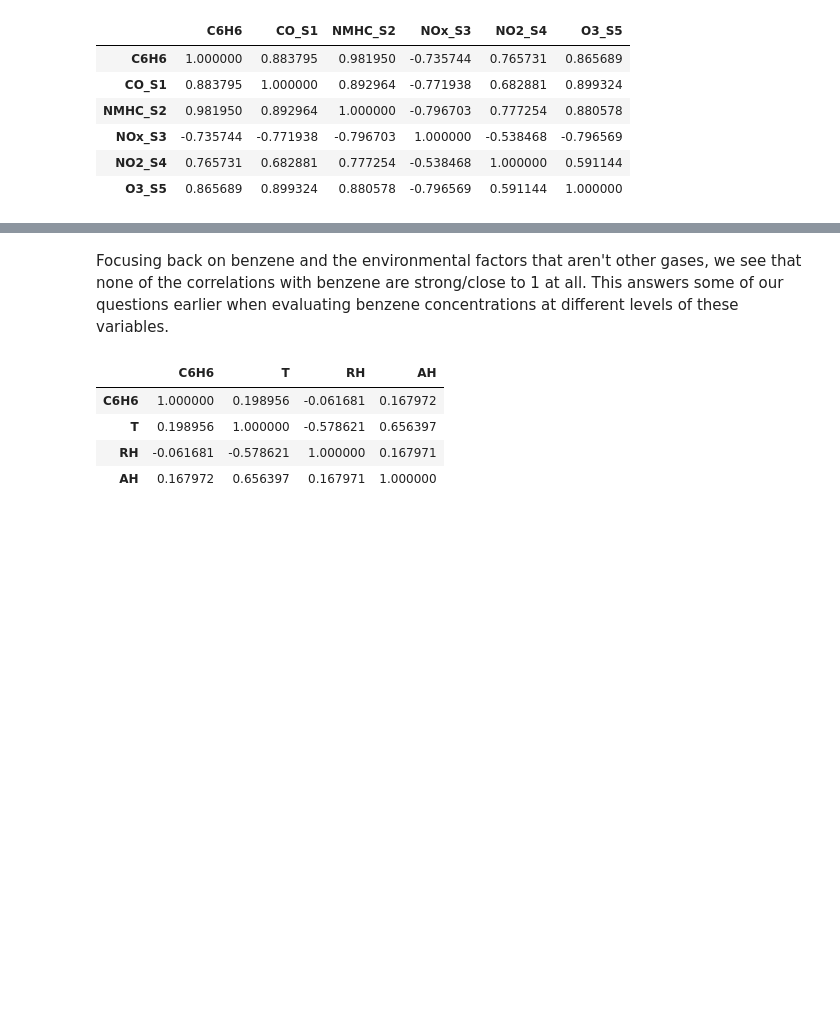
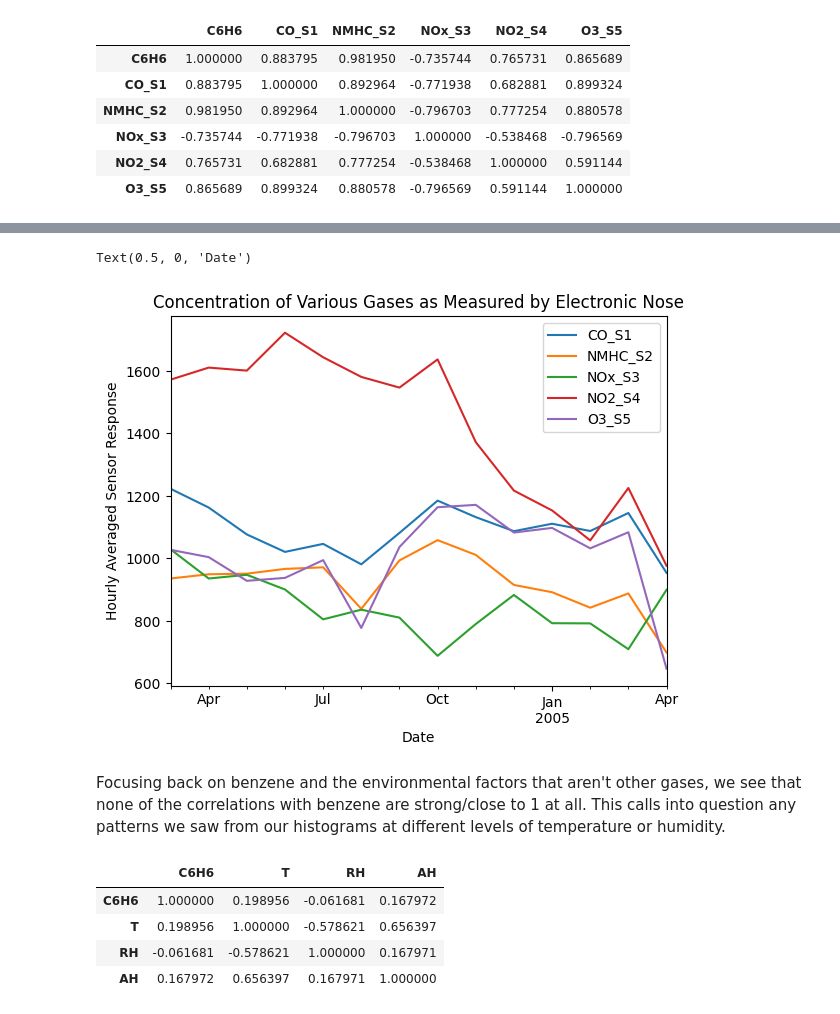
Before and after one commit to YefridC09/ST-554-Project1-Template, a Jupyter notebook: Task2/st554_project1_task2.ipynb, the cells around one changed output, grey strips where cells are left out. Saved outputs shown, nothing was run; the diff lists cells and outputs as text; code cells hidden in the pictures; blank space fills up the shorter version.

```diff
--- a/Task2/st554_project1_task2.ipynb
+++ b/Task2/st554_project1_task2.ipynb
@@ -577,5 +579,15 @@ air_data_clean[["C6H6", "CO_S1", "NMHC_S2", "NOx_S3", "NO2_S4", "O3_S5"]].corr()
+# %%
+# Find the average over each month for the following gases
+benzene_means = air_data_clean.groupby("Month")[["CO_S1", "NMHC_S2", "NOx_S3", "NO2_S4", "O3_S5"]].mean()
+benzene_means.plot()
+plt.title("Concentration of Various Gases as Measured by Electronic Nose")
+plt.ylabel("Hourly Averaged Sensor Response")
+plt.xlabel("Date")
+# %% [output]
+Text(0.5, 0, 'Date')
+[figure, added]
 # %% [markdown]
-Focusing back on benzene and the environmental factors that aren't other gases, we see that none of the correlations with benzene are strong/close to 1 at all. This answers some of our questions earlier when evaluating benzene concentrations at different levels of these variables.
+Focusing back on benzene and the environmental factors that aren't other gases, we see that none of the correlations with benzene are strong/close to 1 at all. This calls into question any patterns we saw from our histograms at different levels of temperature or humidity.
 # %%
 #Temperature, relative humidity, absolute humidity
 air_data_clean[["C6H6", "T", "RH", "AH"]].corr()
```
Also changed, not shown: parts of 4 cells of this notebook.
